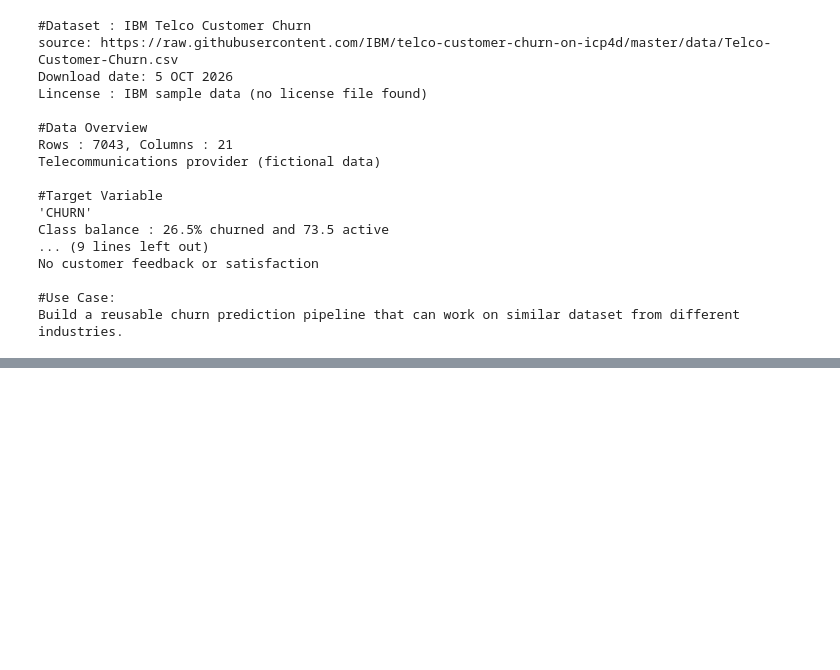
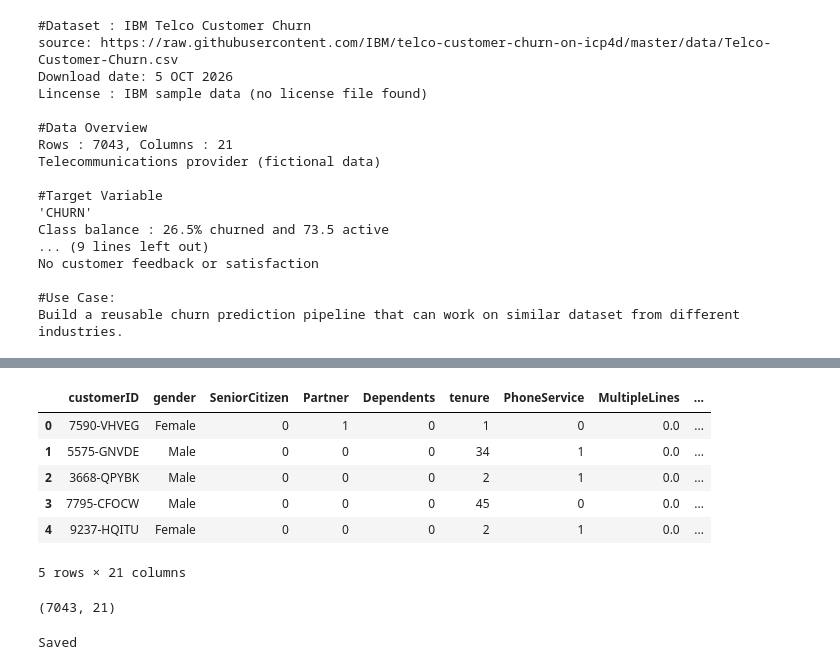
Before and after one commit to itskumarmukesh/Churn_model, a Jupyter notebook: 01_data_understanding.ipynb, the cells around one changed output, grey strips where cells are left out. Cells and saved outputs as stored; diff of their text form; code cells hidden in the pictures; blank space fills up the shorter version.

Commit message:
Step 2 : Cleaning and visualization notebook, cleaning log

```diff
--- a/01_data_understanding.ipynb
+++ b/01_data_understanding.ipynb
@@ -403,0 +640,8 @@ Build a reusable churn prediction pipeline that can work on similar dataset from
+# %%
+df_clean = df.copy()
+# %%
+df_clean["TotalCharges"] = pd.to_numeric(df_clean["TotalCharges"], errors = "coerce")
+df_clean["TotalCharges"] = df_clean["TotalCharges"].fillna(0)
+
+print("Type now: ", df_clean["TotalCharges"].dtype)
+print("Missing now", df_clean["TotalCharges"].isnull().sum())
@@ -403,0 +651,3 @@ Build a reusable churn prediction pipeline that can work on similar dataset from
+# %%
+df_clean["Churn"] = df_clean["Churn"].map({"No": 0, "Yes":1})
+df_clean["Churn"].value_counts()
@@ -403,0 +659,11 @@ Build a reusable churn prediction pipeline that can work on similar dataset from
+# %%
+yes_no_cols = ["Partner", "Dependents", "PhoneService", "MultipleLines", "PaperlessBilling",
+               "OnlineSecurity", "OnlineBackup", "DeviceProtection", "TechSupport",
+               "StreamingTV", "StreamingMovies"]
+
+for col in yes_no_cols:
+    df_clean[col] = df_clean[col].astype(str).str.strip()
+    df_clean[col] = df_clean[col].map({"Yes": 1 , "No": 0, "No internet service": 0, "No phone Service": 0})
+    df_clean[col] = df_clean[col].fillna(0)
+
+print("Nan Values Left: ", df_clean[yes_no_cols].isnull().sum().sum())
@@ -403,0 +818,10 @@ Build a reusable churn prediction pipeline that can work on similar dataset from
+# %%
+df_clean.head()
+# %% [output]
+|  | customerID | gender | SeniorCitizen | Partner | Dependents | tenure | PhoneService | MultipleLines | ... |
+| 0 | 7590-VHVEG | Female | 0 | 1 | 0 | 1 | 0 | 0.0 | ... |
+| 1 | 5575-GNVDE | Male | 0 | 0 | 0 | 34 | 1 | 0.0 | ... |
+| 2 | 3668-QPYBK | Male | 0 | 0 | 0 | 2 | 1 | 0.0 | ... |
+| 3 | 7795-CFOCW | Male | 0 | 0 | 0 | 45 | 0 | 0.0 | ... |
+| 4 | 9237-HQITU | Female | 0 | 0 | 0 | 2 | 1 | 0.0 | ... |
+5 rows × 21 columns
@@ -403,0 +830,22 @@ Build a reusable churn prediction pipeline that can work on similar dataset from
+# %%
+pd.read_csv("C:/Users/slmkc/Downloads/PhaseI/Churn_model/data/processed/telco_clean.csv").shape
+# %% [output]
+(7043, 21)
+# %%
+cleaning_log = """
+#cleaning log - IBM Telco Customer Churn
+
+Total charges: Converted from text to number
+Total Charges: 11 Blank values
+Churn: No/Yes converted to 0/1
+No internet service / No phone servie counted as No in 7 col, becuase InternetService and PhoneService already store this information
+Yes/No columns converted to 1/0
+
+Everything has been fixed
+"""
+with open("C:/Users/slmkc/Downloads/PhaseI/Churn_model/reports/cleaning_log.md", "w") as f:
+    f.write(cleaning_log)
+
+print("Saved")
+# %% [output]
+Saved
```
Also changed, not shown: parts of 42 cells of this notebook, 3 other files.
